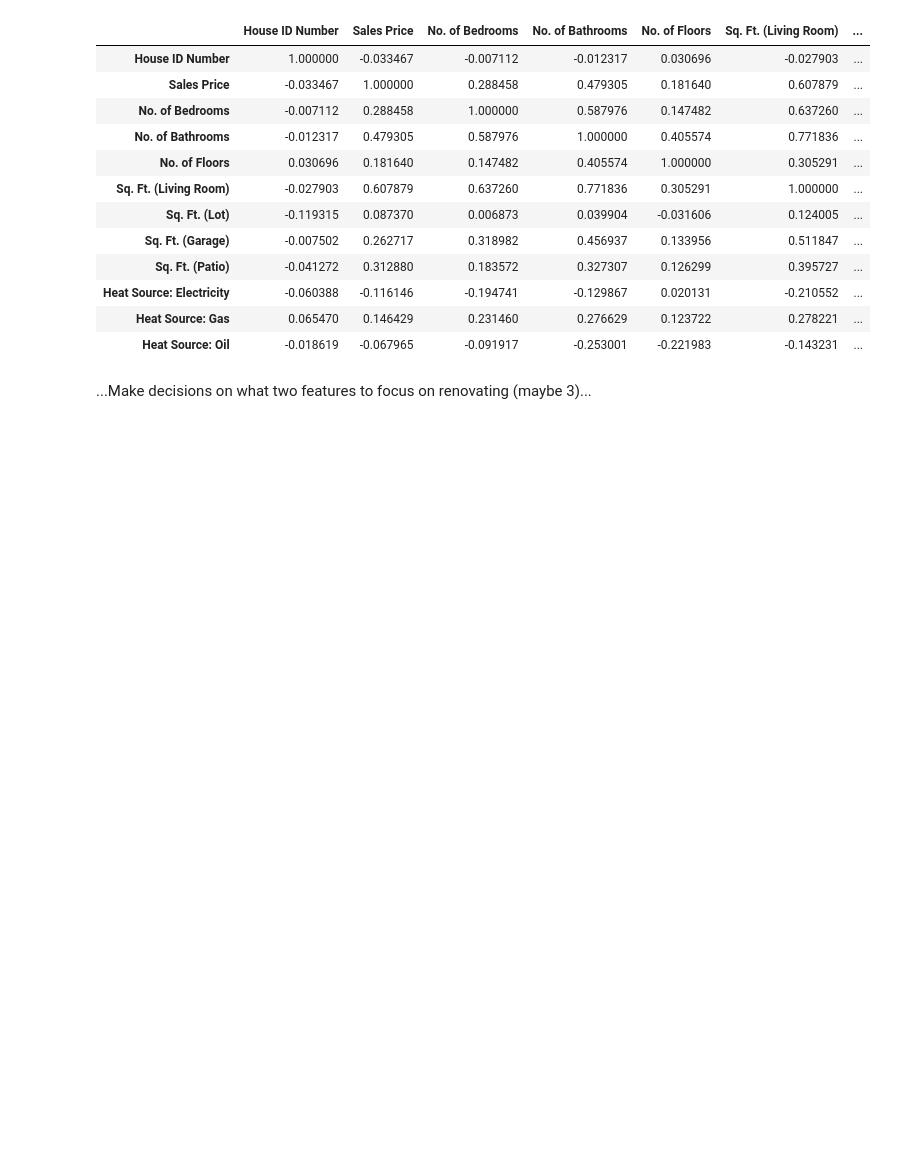
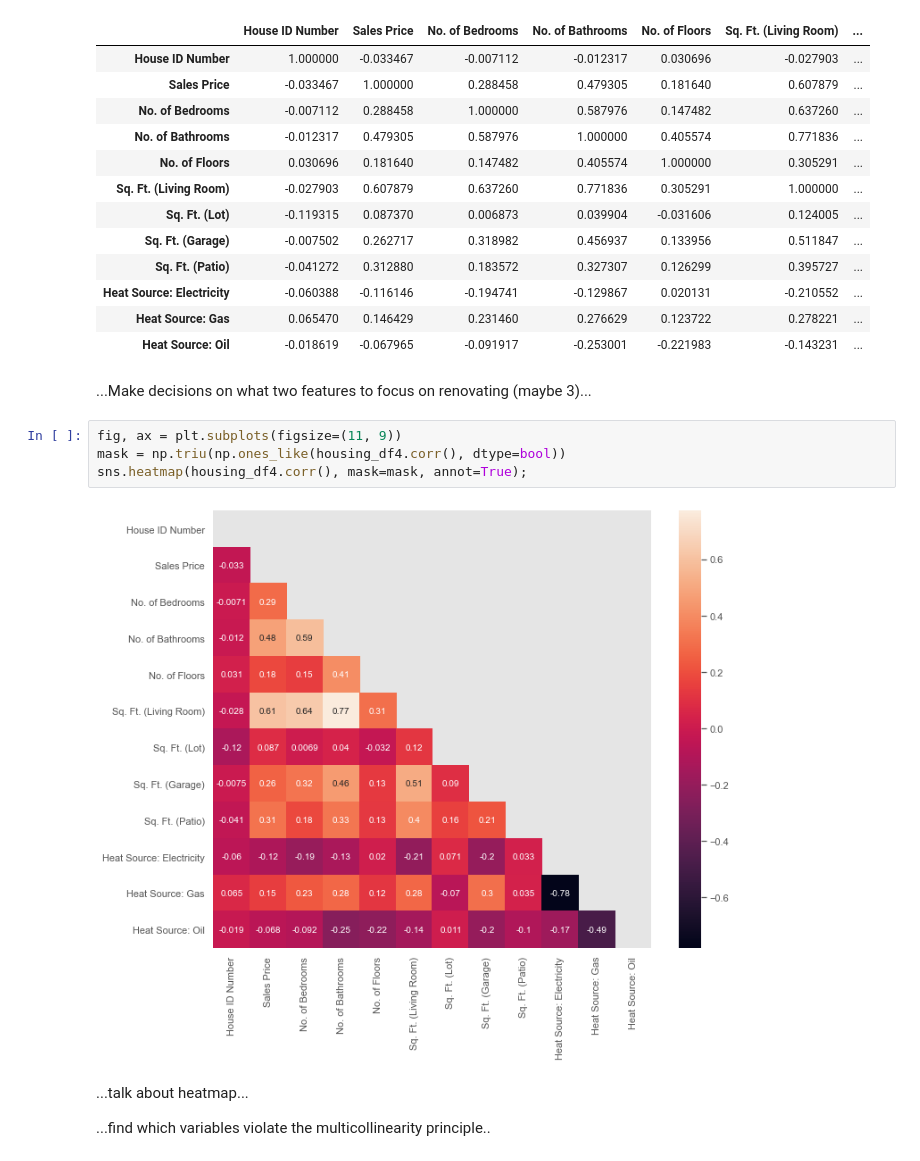
Before and after one commit to rookiescientist-andre/King-County-Real-Estate-Analysis, a Jupyter notebook: student.ipynb, the cells around one changed output. Drawn from its saved outputs; the diff is of its cells as text; blank space fills up the shorter version.

```diff
--- a/student.ipynb
+++ b/student.ipynb
@@ -197,3 +214,13 @@ housing_df4.corr()
 | Heat Source: Oil | -0.018619 | -0.067965 | -0.091917 | -0.253001 | -0.221983 | -0.143231 | ... |
 # %% [markdown]
 ...Make decisions on what two features to focus on renovating (maybe 3)...
+# %%
+fig, ax = plt.subplots(figsize=(11, 9))
+mask = np.triu(np.ones_like(housing_df4.corr(), dtype=bool))
+sns.heatmap(housing_df4.corr(), mask=mask, annot=True);
+# %% [output]
+[figure, added]
+# %% [markdown]
+...talk about heatmap...
+
+...find which variables violate the multicollinearity principle..
```
Also changed, not shown: parts of 9 cells of this notebook.
